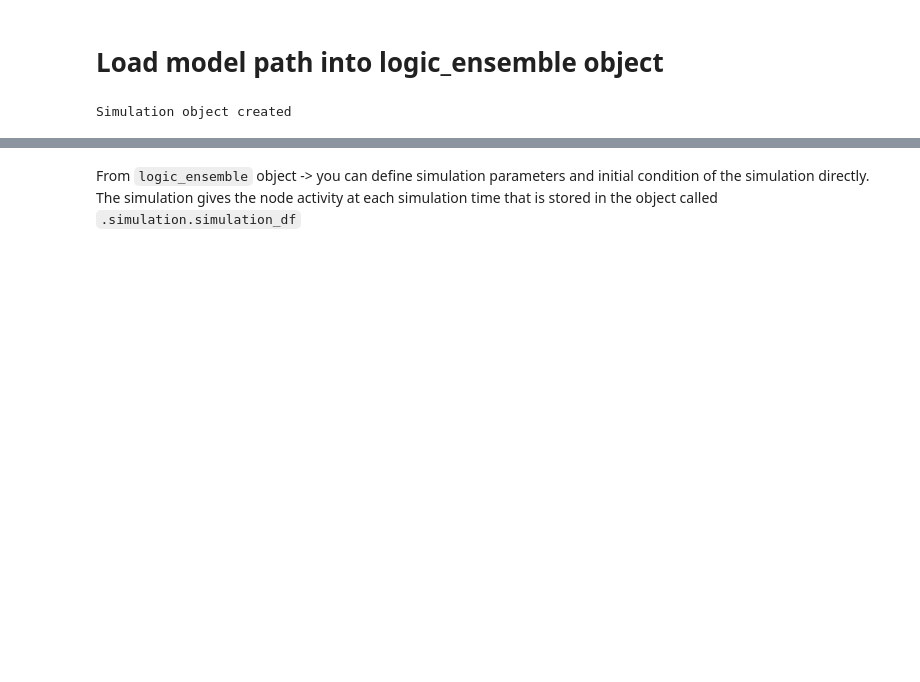
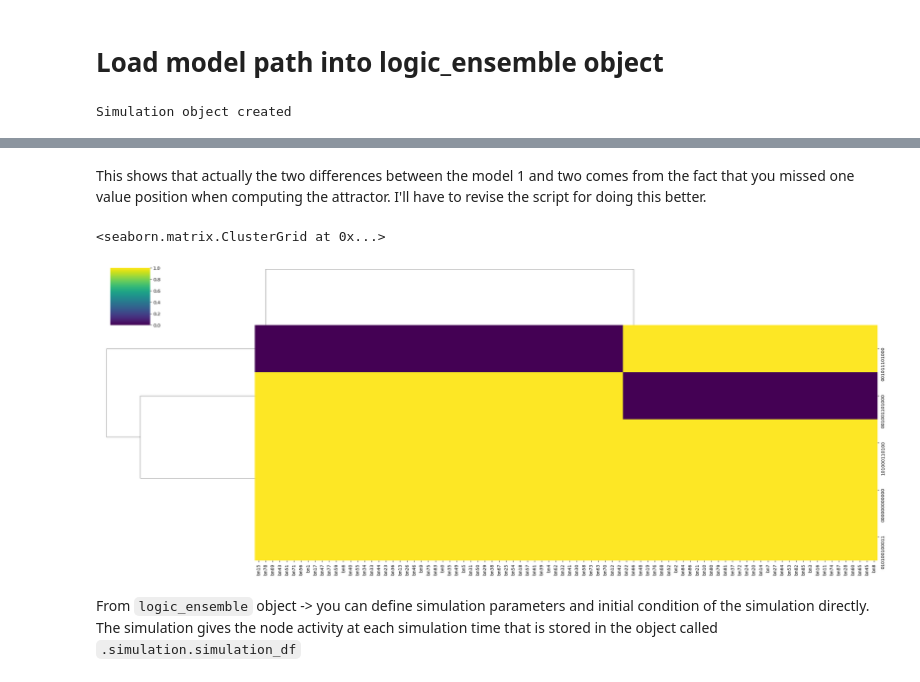
Before and after one commit to sysbio-curie/AstroLogics, a Jupyter notebook: scripts/Tutorial_BonesisTutorial.ipynb, the cells around one changed output, grey strips where cells are left out. Saved outputs shown, nothing was run; the diff lists cells and outputs as text; code cells hidden in the pictures; blank space fills up the shorter version.

```diff
--- a/scripts/Tutorial_BonesisTutorial.ipynb
+++ b/scripts/Tutorial_BonesisTutorial.ipynb
@@ -20,3 +35,13 @@ initial_state = {'Pax6':1}
+# %% [markdown]
+This shows that actually the two differences between the model 1 and two comes from the fact that you missed one value position when computing the attractor. I'll have to revise the script for doing this better.
+# %%
+sns.clustermap(model.attractor.attractors_df,
+               cmap = 'viridis', vmax = 1, vmin = 0, figsize = (25,10),
+               #linewidth = .5, linecolor = 'black'
+               )
+# %% [output]
+<seaborn.matrix.ClusterGrid at 0x...>
+[figure, added]
 # %% [markdown]
 From `logic_ensemble` object -> you can define simulation parameters and initial condition of the simulation directly. The simulation gives the node activity at each simulation time that is stored in the object called `.simulation.simulation_df`
 # %%
```
Also changed, not shown: parts of 7 cells of this notebook, 13 other files.
